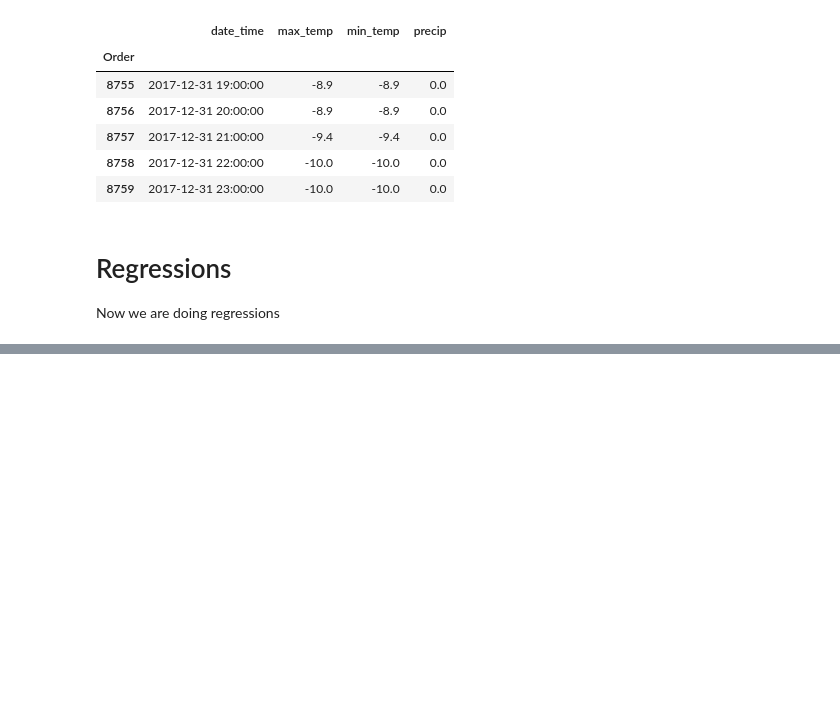
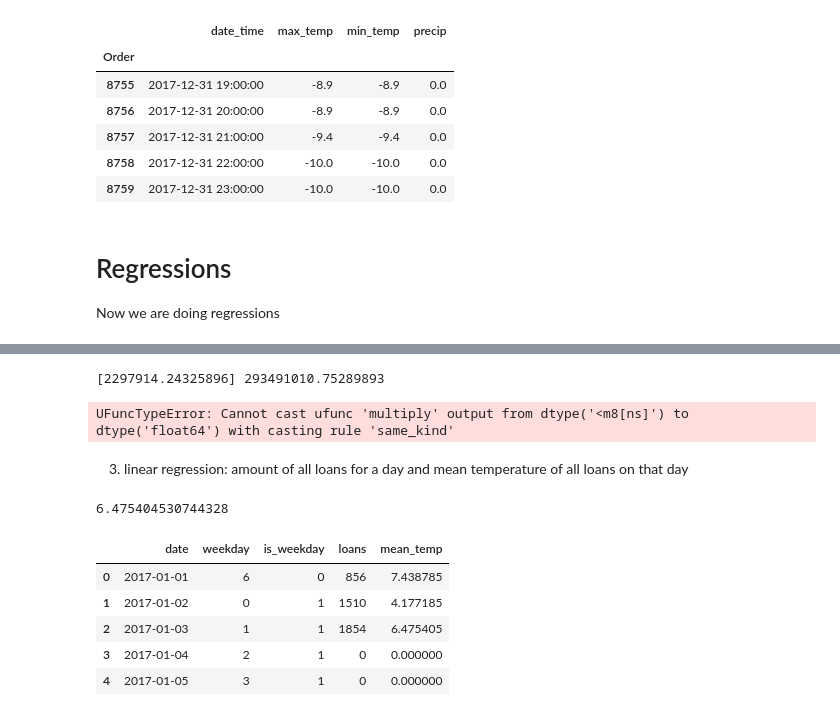
Before and after one commit to GoebelM94/dsml2021, a Jupyter notebook: notebooks/Regression.ipynb, the cells around one changed output, grey strips where cells are left out. Saved outputs shown, nothing was run; the diff lists cells and outputs as text; code cells hidden in the pictures; blank space fills up the shorter version.

Commit message:
Regressions

```diff
--- a/notebooks/Regression.ipynb
+++ b/notebooks/Regression.ipynb
@@ -166,0 +163,18 @@ Now we are doing regressions
+# %%
+from datetime import timedelta
+
+# array containing all dates of the year
+start_2017 = datetime(2017, 1, 1)
+add_day = timedelta(days = 1)
+
+days_2017 = []
+
+for i in range(0, 365):
+    days_2017.append(start_2017)
+    start_2017 += add_day
+
+print(days_2017)
+
+days = range(0, 365)
+days_Series = pd.Series(days_2017, index=days)
+days_Series
@@ -166,0 +296,47 @@ Now we are doing regressions
+# %%
+linear_model_duration = LinearRegression(fit_intercept=True, normalize=False)
+
+linear_model_duration.fit(df_bikes['temperature'].values.reshape((-1,1)), df_bikes['ride_duration_minutes']/3600)
+print(linear_model_duration.coef_, linear_model_duration.intercept_)
+# %% [output]
+[2297914.24325896] 293491010.75289893
+# %%
+rec=smf.ols(formula='ride_duration_minutes~temperature', data=df_bikes).fit()
+rec.summary()
+# %% [output]
+UFuncTypeError: Cannot cast ufunc 'multiply' output from dtype('<m8[ns]') to dtype('float64') with casting rule 'same_kind'
+# %% [markdown]
+3. linear regression: amount of all loans for a day and mean temperature of all loans on that day
+# %%
+#sums up all loans for one entire day in 2017
+def mean_temperature_loans(month, day):
+    day_in_2017_start = datetime(2017, month, day, 0, 0)
+    day_in_2017_end = datetime(2017, month, day, 23, 59)
+    df_day_start = df_bikes[df_bikes["start_time"] >= day_in_2017_start]
+    df_day_end = df_day_start[df_day_start["start_time"] <= day_in_2017_end]
+
+    temp = 0
+    for index, row in df_day_end.iterrows():
+        temp += row['temperature']
+
+    if len(df_day_end) > 0:
+        mean_temp = temp / len(df_day_end)
+    else:
+        mean_temp = 0
+
+    return mean_temp
+
+mean_temperature_loans(1, 3)
+# %% [output]
+6.475404530744328
+# %%
+lin_reg_bikes_df['mean_temp'] = lin_reg_bikes_df['date'].apply(lambda x: mean_temperature_loans(x.month, x.day))
+# %%
+lin_reg_bikes_df.head()
+# %% [output]
+|  | date | weekday | is_weekday | loans | mean_temp |
+| 0 | 2017-01-01 | 6 | 0 | 856 | 7.438785 |
+| 1 | 2017-01-02 | 0 | 1 | 1510 | 4.177185 |
+| 2 | 2017-01-03 | 1 | 1 | 1854 | 6.475405 |
+| 3 | 2017-01-04 | 2 | 1 | 0 | 0.000000 |
+| 4 | 2017-01-05 | 3 | 1 | 0 | 0.000000 |
```
Also changed, not shown: parts of 16 cells of this notebook.
